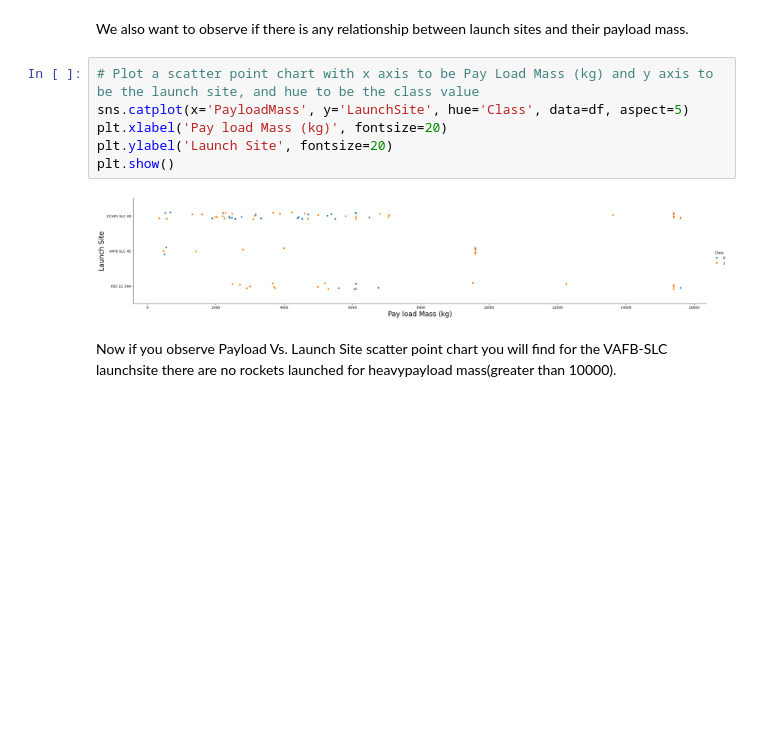
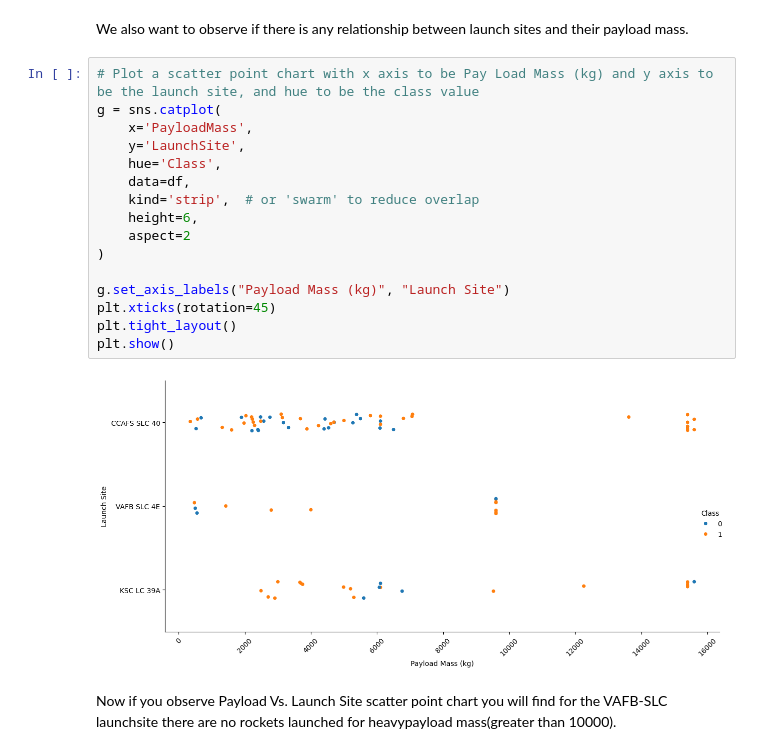
Before and after one commit to camfarrell25/IBM-Capstone-Project-CF2025, a Jupyter notebook: 5_jupyter-labs-eda-dataviz-v2.ipynb, the cells around one changed output. Cells and saved outputs as stored; diff of their text form; blank space fills up the shorter version.

```diff
--- a/5_jupyter-labs-eda-dataviz-v2.ipynb
+++ b/5_jupyter-labs-eda-dataviz-v2.ipynb
@@ -148,12 +181,22 @@ Overall, the plot indicates that SpaceX's success rate improves with experience
 We also want to observe if there is any relationship between launch sites and their payload mass.
 # %%
 # Plot a scatter point chart with x axis to be Pay Load Mass (kg) and y axis to be the launch site, and hue to be the class value
-sns.catplot(x='PayloadMass', y='LaunchSite', hue='Class', data=df, aspect=5)
-plt.xlabel('Pay load Mass (kg)', fontsize=20)
-plt.ylabel('Launch Site', fontsize=20)
+g = sns.catplot(
+    x='PayloadMass',
+    y='LaunchSite',
+    hue='Class',
+    data=df,
+    kind='strip',  # or 'swarm' to reduce overlap
+    height=6,
+    aspect=2
+)
+
+g.set_axis_labels("Payload Mass (kg)", "Launch Site")
+plt.xticks(rotation=45)
+plt.tight_layout()
 plt.show()
 # %% [output]
-[figure, old version]
+[figure, new version]
 # %% [markdown]
 Now if you observe Payload Vs. Launch Site scatter point chart you will find for the VAFB-SLC  launchsite there are no  rockets  launched for  heavypayload mass(greater than 10000).
 # %% [markdown]
```
Also changed, not shown: parts of 9 cells of this notebook, 5 other files.
